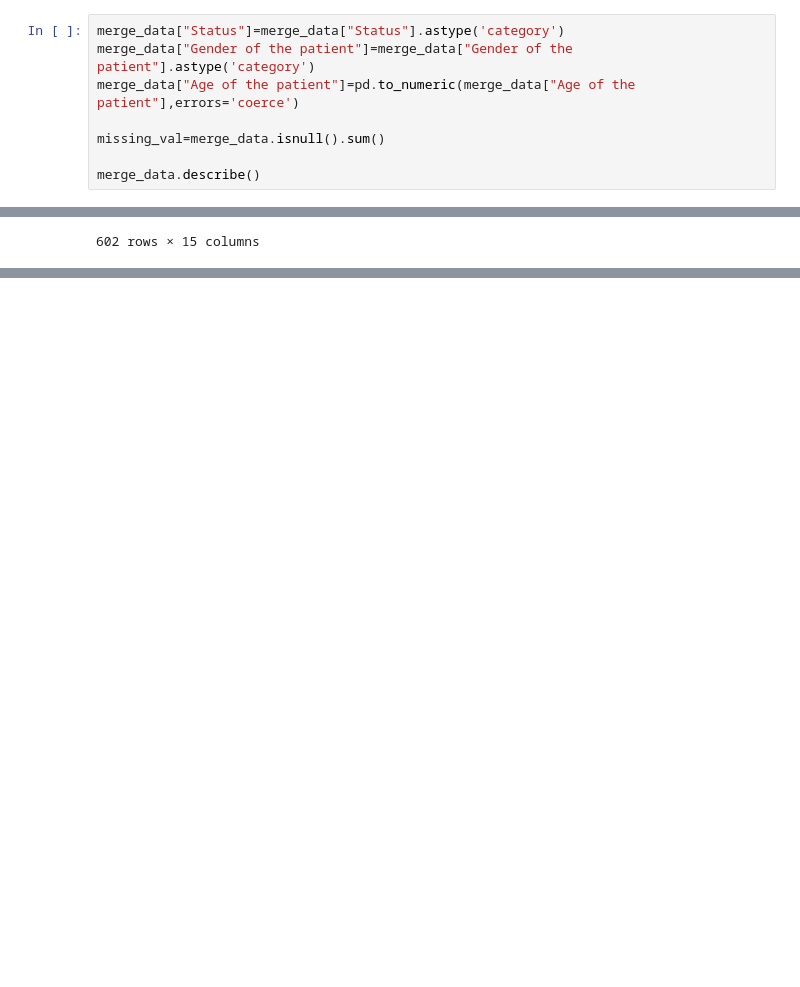
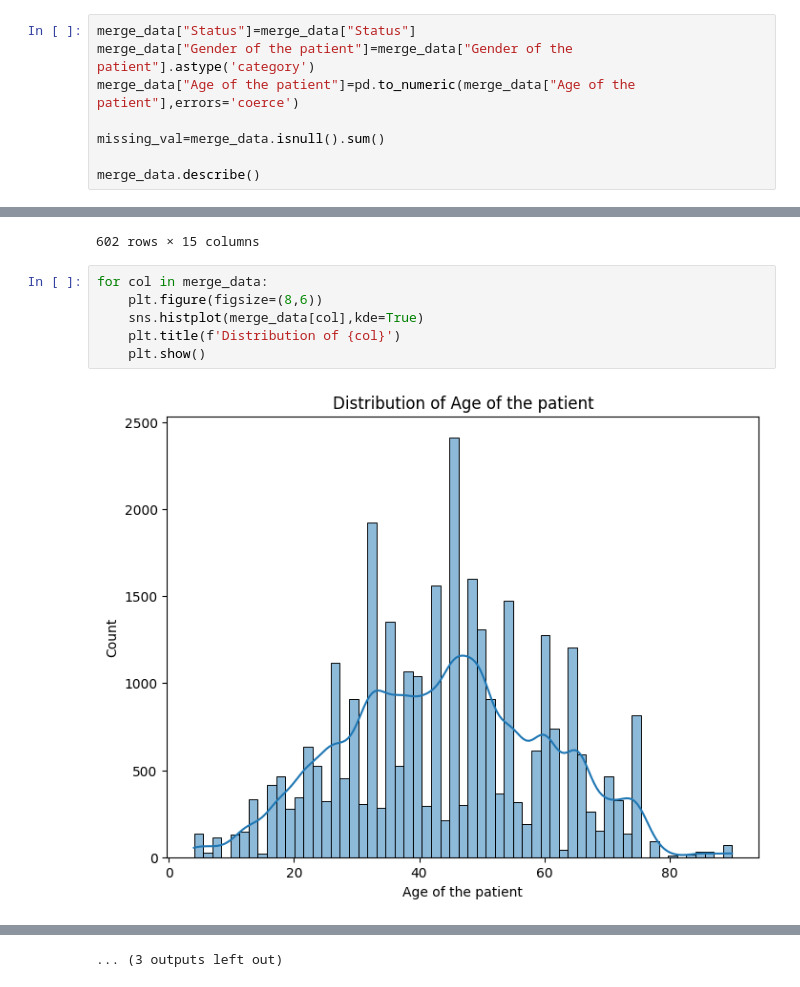
Before and after one commit to swharesh/Capstone-AIacademy, a Jupyter notebook: pre.ipynb, the cells around one changed output, grey strips where cells are left out. Saved outputs shown, nothing was run; the diff lists cells and outputs as text; blank space fills up the shorter version.

```diff
--- a/pre.ipynb
+++ b/pre.ipynb
@@ -87,7 +104,7 @@ merge_data
 | ID_9999 | 48.0 | 0 | 0.8 | 0.2 | 298.0 | ... |
 30677 rows × 15 columns
 # %%
-merge_data["Status"]=merge_data["Status"].astype('category')
+merge_data["Status"]=merge_data["Status"]
 merge_data["Gender of the patient"]=merge_data["Gender of the patient"].astype('category')
 merge_data["Age of the patient"]=pd.to_numeric(merge_data["Age of the patient"],errors='coerce')
 
@@ -276,3 +293,11 @@ Are there duplicate records? True
 | ID_9966 | 33.0 | 0 | 8.9 | 4.5 | 272.0 | ... |
 | ID_998 | 45.0 | 0 | 1.4 | 0.6 | 260.0 | ... |
 602 rows × 15 columns
+# %%
+for col in merge_data:
+    plt.figure(figsize=(8,6))
+    sns.histplot(merge_data[col],kde=True)
+    plt.title(f'Distribution of {col}')
+    plt.show()
+# %% [output]
+[figure, added]
@@ -278,0 +315 @@ Are there duplicate records? True
+... (3 outputs left out)
```
Also changed, not shown: parts of 7 cells of this notebook.
